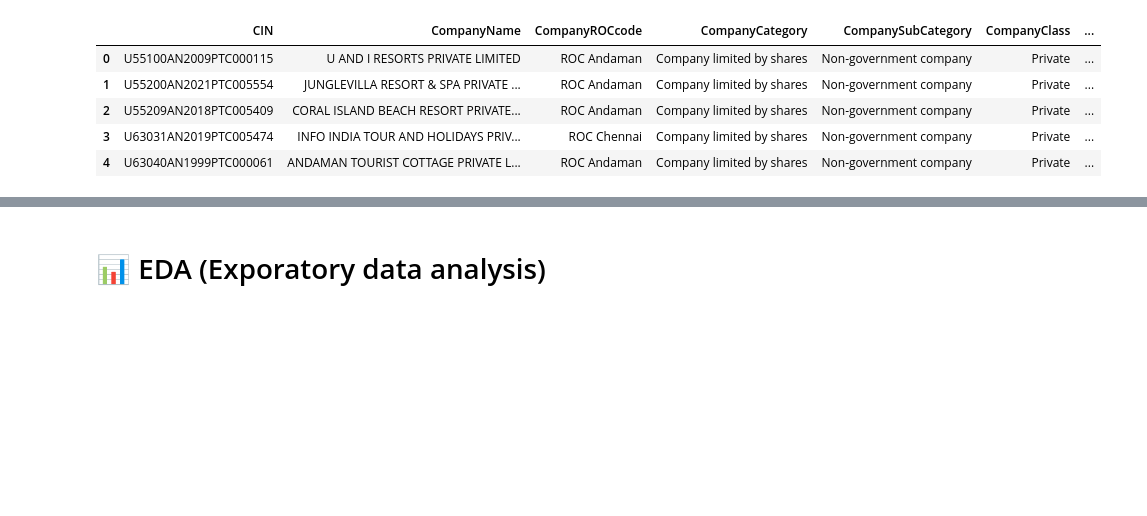
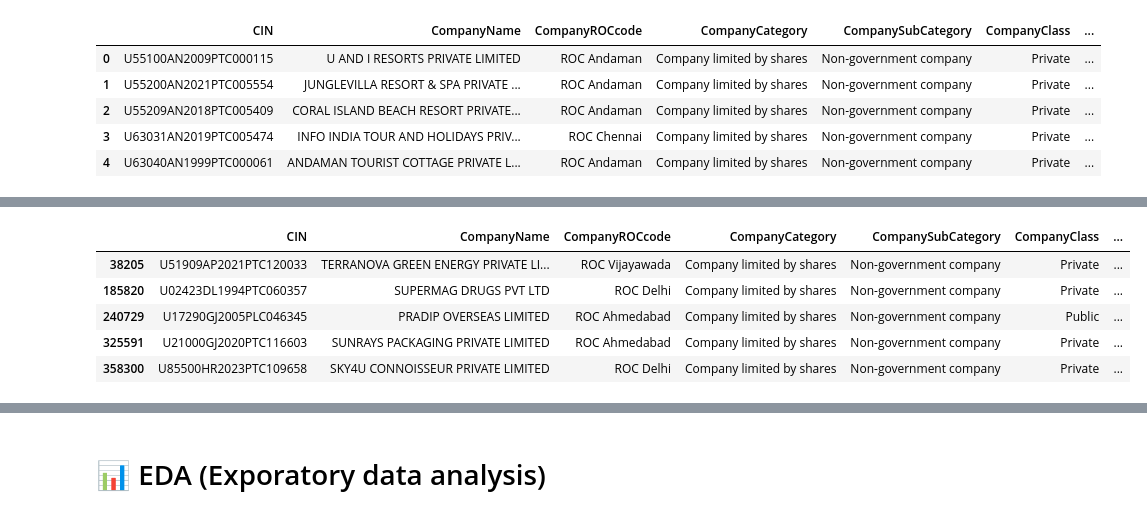
Before and after one commit to pi-mishra/Business-Formation-Trends-Market-Segmentation-for-Compliance-Services-in-India, a Jupyter notebook: analysis.ipynb, the cells around one changed output, grey strips where cells are left out. Cells and saved outputs as stored; diff of their text form; code cells hidden in the pictures; blank space fills up the shorter version.

```diff
--- a/analysis.ipynb
+++ b/analysis.ipynb
@@ -94,0 +156,12 @@ merged_df.head()
+# %%
+# checking why registerd office address is null
+
+nulls = merged_df[merged_df.isnull().any(axis=1)]
+nulls.head()
+# %% [output]
+|  | CIN | CompanyName | CompanyROCcode | CompanyCategory | CompanySubCategory | CompanyClass | ... |
+| 38205 | U51909AP2021PTC120033 | TERRANOVA GREEN ENERGY PRIVATE LI... | ROC Vijayawada | Company limited by shares | Non-government company | Private | ... |
+| 185820 | U02423DL1994PTC060357 | SUPERMAG DRUGS PVT LTD | ROC Delhi | Company limited by shares | Non-government company | Private | ... |
+| 240729 | U17290GJ2005PLC046345 | PRADIP OVERSEAS LIMITED | ROC Ahmedabad | Company limited by shares | Non-government company | Public | ... |
+| 325591 | U21000GJ2020PTC116603 | SUNRAYS PACKAGING PRIVATE LIMITED | ROC Ahmedabad | Company limited by shares | Non-government company | Private | ... |
+| 358300 | U85500HR2023PTC109658 | SKY4U CONNOISSEUR PRIVATE LIMITED | ROC Delhi | Company limited by shares | Non-government company | Private | ... |
```
Also changed, not shown: parts of 20 cells of this notebook.
